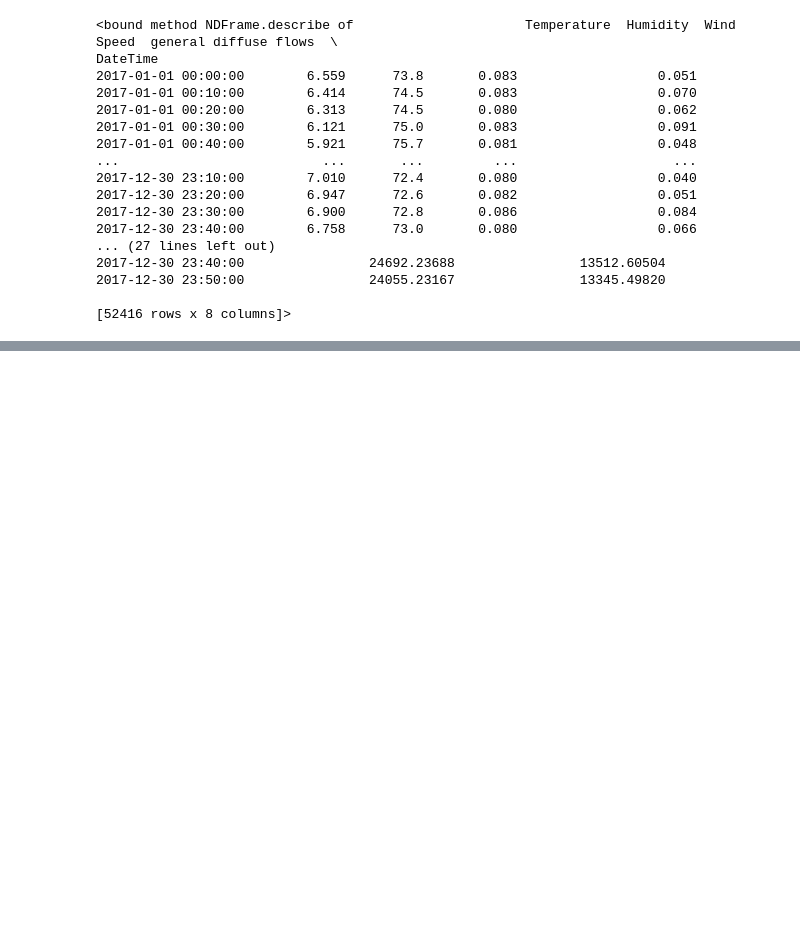
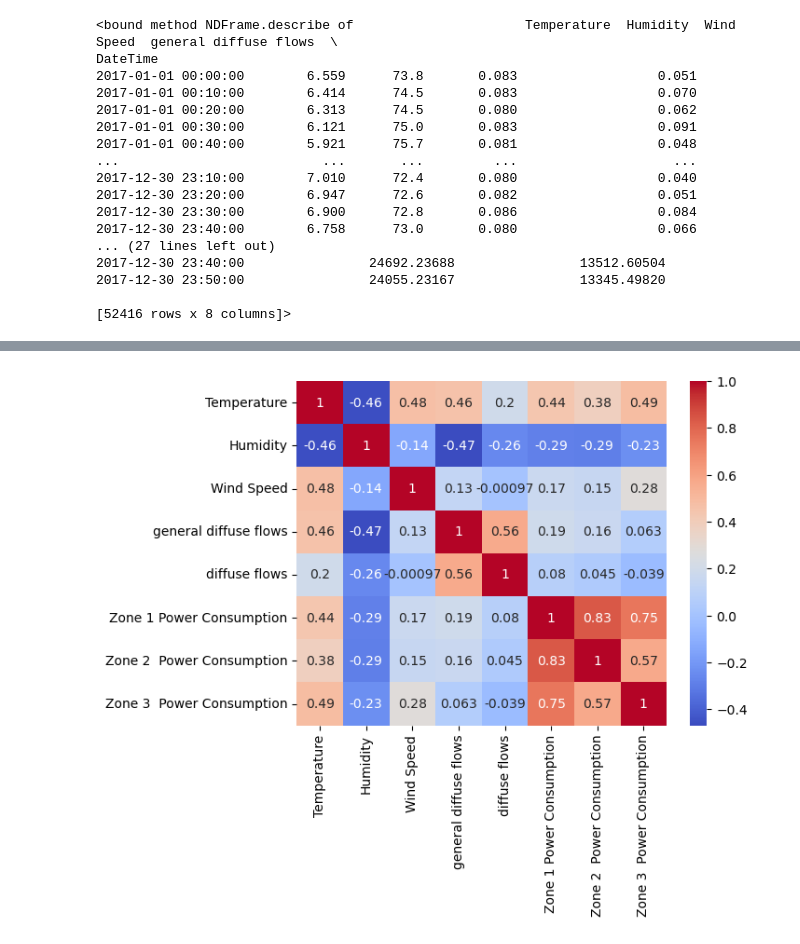
Before and after one commit to Muhammed-Fais/Time-Series-Forecasting-on-Power-Consumption, a Jupyter notebook: Power Consumption.ipynb, the cells around one changed output, grey strips where cells are left out. Drawn from its saved outputs; the diff is of its cells as text; code cells hidden in the pictures; blank space fills up the shorter version.

Commit message:
Checking Correlation

```diff
--- a/Power Consumption.ipynb
+++ b/Power Consumption.ipynb
@@ -44,0 +49,6 @@ DateTime
+# %%
+# Calculate the correlation matrix
+corr_matrix = df.corr()
+
+# Display the correlation matrix
+print(corr_matrix)
@@ -44,0 +73,9 @@ DateTime
+# %%
+# Visualize the correlation matrix using a heatmap
+import seaborn as sns
+import matplotlib.pyplot as plt
+
+sns.heatmap(corr_matrix, cmap='coolwarm', annot=True)
+plt.show()
+# %% [output]
+[figure, added]
```
Also changed, not shown: parts of 2 cells of this notebook.
